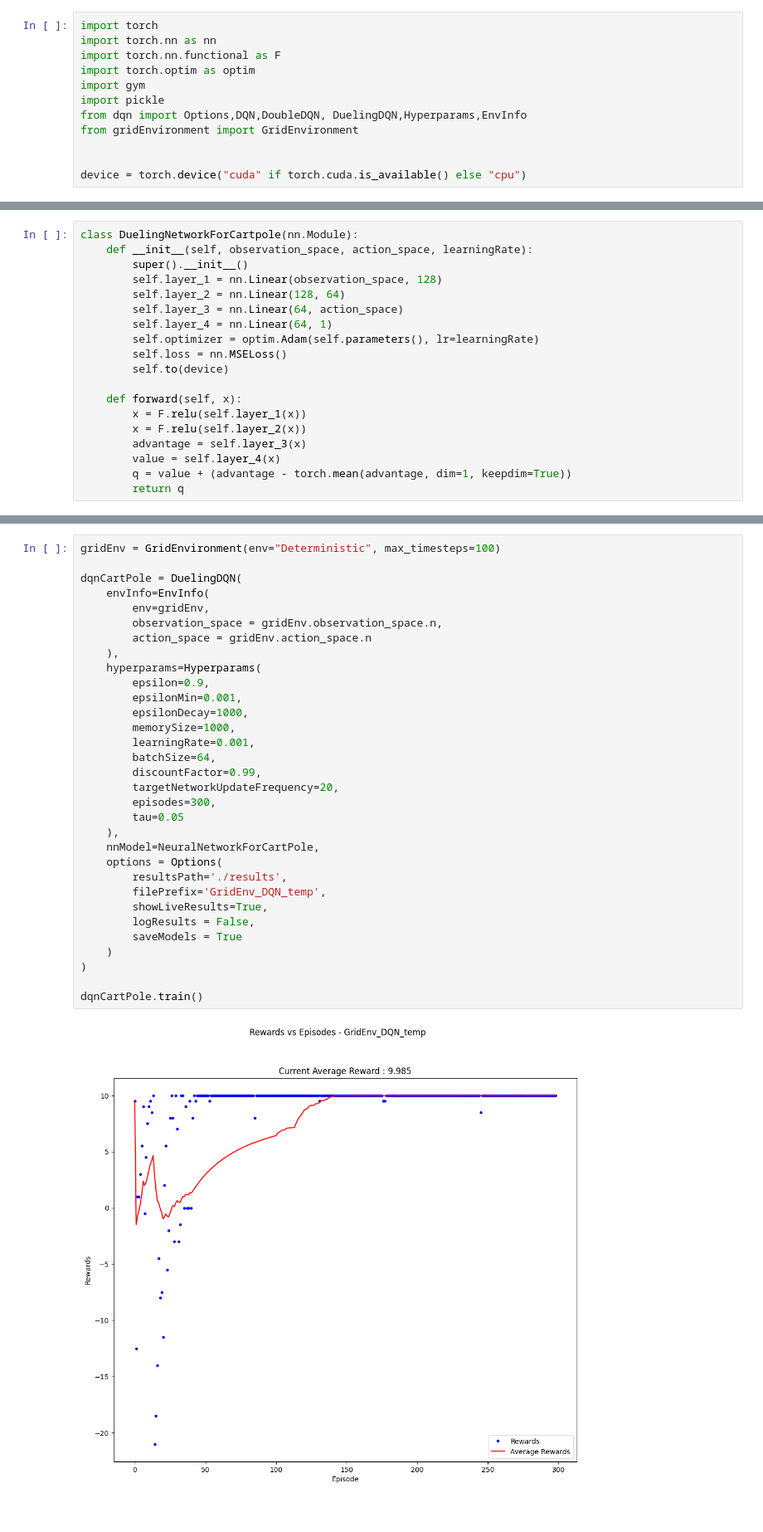
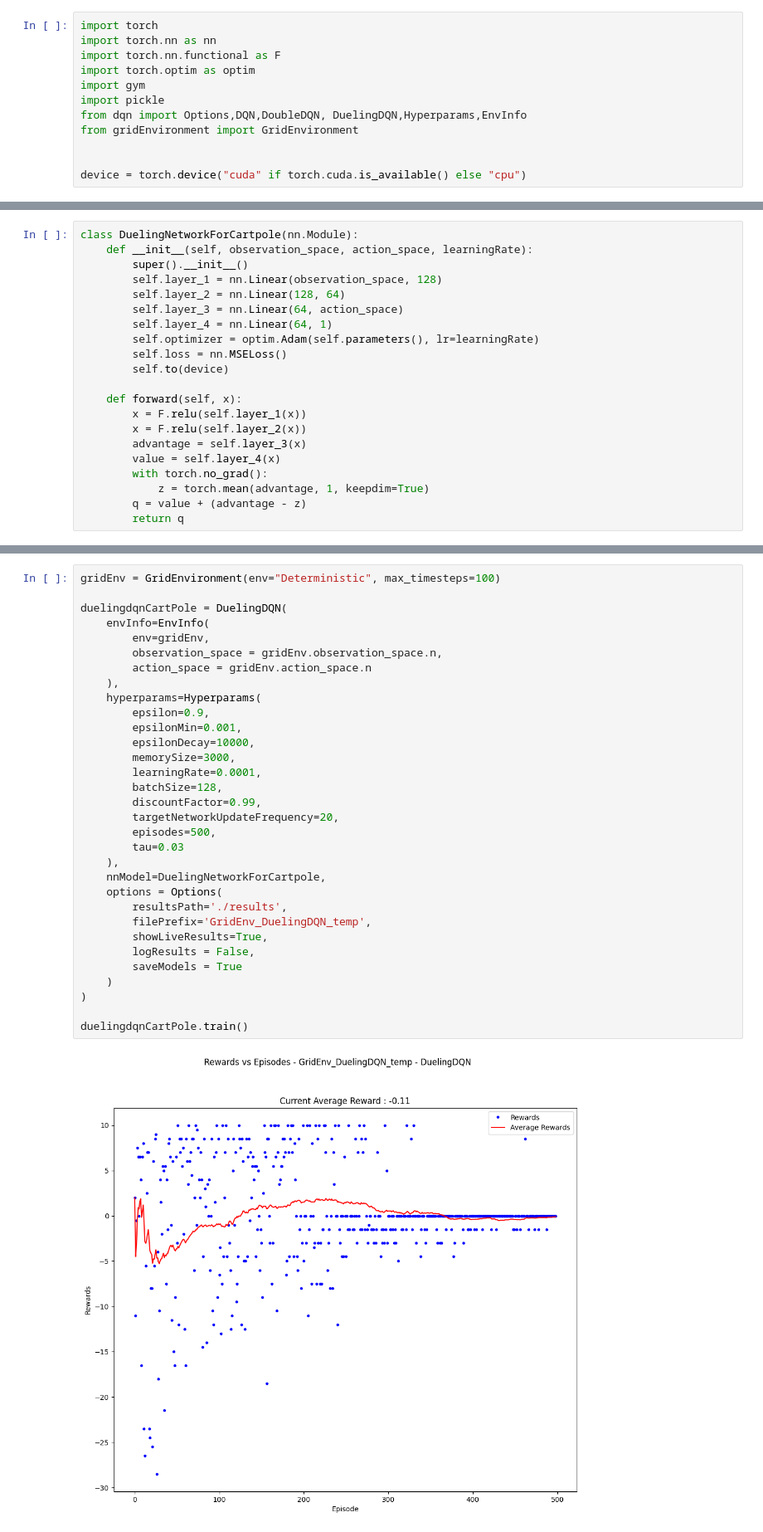
Before and after one commit to Pranomvignesh/UB_CSE546_RL_Assignment_2, a Jupyter notebook: RL_Env.ipynb, the cells around one changed output, grey strips where cells are left out. Shown at 83% size. Drawn from its saved outputs; the diff is of its cells as text.

```diff
--- a/RL_Env.ipynb
+++ b/RL_Env.ipynb
@@ -224,5 +237,7 @@ class DuelingNetworkForCartpole(nn.Module):
         x = F.relu(self.layer_2(x))
         advantage = self.layer_3(x)
         value = self.layer_4(x)
-        q = value + (advantage - torch.mean(advantage, dim=1, keepdim=True))
+        with torch.no_grad():
+            z = torch.mean(advantage, 1, keepdim=True)
+        q = value + (advantage - z)
         return q
@@ -258,34 +284,34 @@ dqnCartPole.train()
 # %%
 gridEnv = GridEnvironment(env="Deterministic", max_timesteps=100)
 
-dqnCartPole = DuelingDQN(
+duelingdqnCartPole = DuelingDQN(
     envInfo=EnvInfo(
         env=gridEnv,
         observation_space = gridEnv.observation_space.n,
         action_space = gridEnv.action_space.n
     ),
     hyperparams=Hyperparams(
         epsilon=0.9,
         epsilonMin=0.001,
-        epsilonDecay=1000,
-        memorySize=1000,
-        learningRate=0.001,
-        batchSize=64,
+        epsilonDecay=10000,
+        memorySize=3000,
+        learningRate=0.0001,
+        batchSize=128,
         discountFactor=0.99,
         targetNetworkUpdateFrequency=20,
-        episodes=300,
-        tau=0.05
+        episodes=500,
+        tau=0.03
     ),
-    nnModel=NeuralNetworkForCartPole,
+    nnModel=DuelingNetworkForCartpole,
     options = Options(
         resultsPath='./results',
-        filePrefix='GridEnv_DQN_temp',
+        filePrefix='GridEnv_DuelingDQN_temp',
         showLiveResults=True,
         logResults = False,
         saveModels = True
     )
 )
 
-dqnCartPole.train()
+duelingdqnCartPole.train()
 # %% [output]
-[figure, old version]
+[figure, new version]
```
Also changed, not shown: parts of 16 cells of this notebook, 17 other files.
